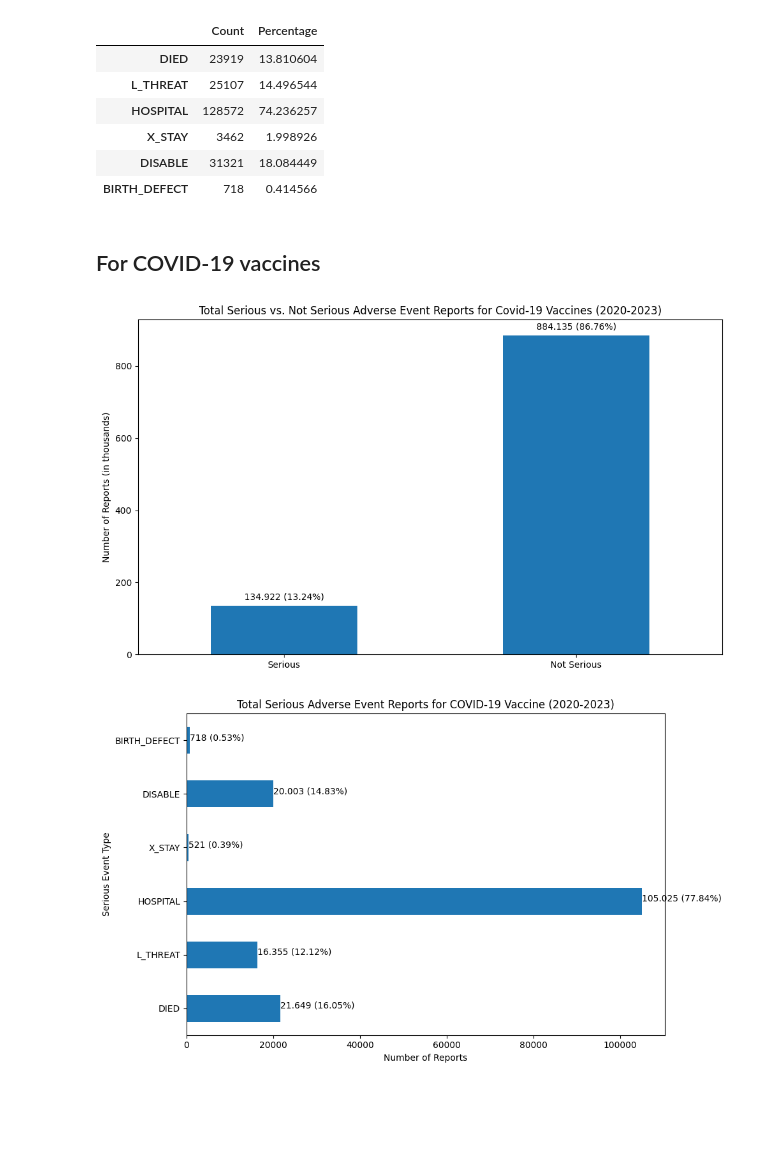
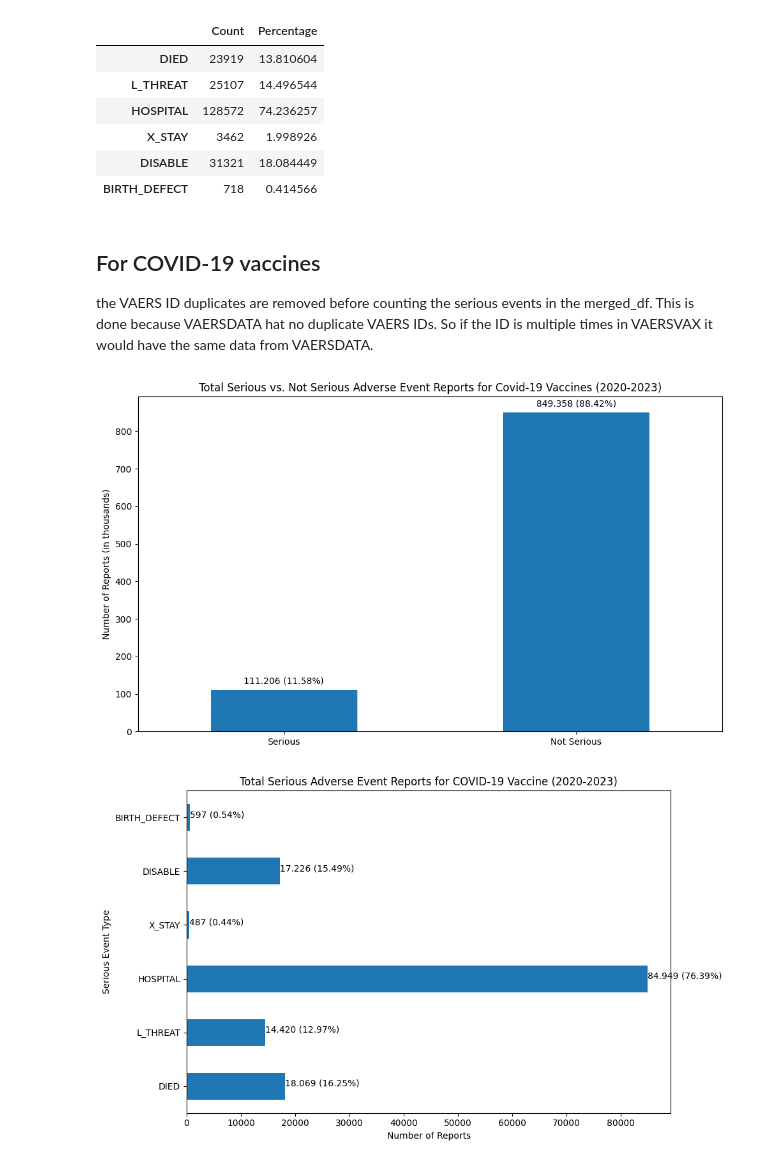
Before and after one commit to ZaNioxX/Masterarbeit, a Jupyter notebook: Data_Exploration/serious_events.ipynb, the cells around one changed output. Cells and saved outputs as stored; diff of their text form; code cells hidden in the pictures; blank space fills up the shorter version.

Commit message:
updated serious events plots

```diff
--- a/Data_Exploration/serious_events.ipynb
+++ b/Data_Exploration/serious_events.ipynb
@@ -324,6 +324,8 @@ serious_df
 | BIRTH_DEFECT | 718 | 0.414566 |
 # %% [markdown]
 ## For COVID-19 vaccines
+
+the VAERS ID duplicates are removed before counting the serious events in the merged_df. This is done because VAERSDATA hat no duplicate VAERS IDs. So if the ID is multiple times in VAERSVAX it would have the same data from VAERSDATA.
 # %%
 import pandas as pd
 import matplotlib.pyplot as plt
@@ -346,6 +348,7 @@ for year in range(2020, 2024):
 
     # Merge datasets on VAERS_ID
     merged_df = pd.merge(data_df, covid_vax_df, on='VAERS_ID')
+    merged_df = merged_df.drop_duplicates(subset=['VAERS_ID'])
 
     # Count serious and not serious entries
     serious_count = (merged_df[serious_columns[1:]] == 'Y').any(axis=1).sum()
@@ -388,7 +391,7 @@ plt.tight_layout()
 plt.savefig('/Users/sep/PycharmProjects/Masterarbeit/Plots/Data_Exploration/Serious_Events/Serious_Events_total_Covid19_Vaccines.png')
 plt.show()
 # %% [output]
-[figure, old version]
+[figure, new version]
 # %%
 import pandas as pd
 import matplotlib.pyplot as plt
@@ -417,6 +420,9 @@ for year in range(2020, 2024):  # COVID-19 vaccines are relevant from 2020 onwar
 
         # Merge datasets on VAERS_ID
         merged_df = pd.merge(data_df, covid_vax_df, on='VAERS_ID')
+
+                # Remove duplicates based on VAERS_ID
+        merged_df = merged_df.drop_duplicates(subset=['VAERS_ID'])
 
         # Count the number of "Y" values in each serious column for COVID19 vaccine
         for column in serious_columns:
@@ -427,34 +433,34 @@ for year in range(2020, 2024):  # COVID-19 vaccines are relevant from 2020 onwar
 
     except Exception as e:
         print(f"An error occurred for year {year}: {e}")
 
 # Create a DataFrame for plotting
 serious_df = pd.DataFrame({'Count': serious_counts.values()}, index=serious_columns)
 
 # Calculate the percentage for each serious event based on the total number of serious entries
 serious_df['Percentage'] = (serious_df['Count'] / total_serious_reports_covid) * 100
 
 # Custom function to format number with period as thousand separator
 def format_with_period(number):
     return format(number, ",d").replace(",", ".")
 
 # Plotting
 plt.figure(figsize=(10, 6))
 ax = serious_df['Count'].plot(kind='barh')
 plt.title('Total Serious Adverse Event Reports for COVID-19 Vaccine (2020-2023)')
 plt.xlabel('Number of Reports')
 plt.ylabel('Serious Event Type')
 # Annotate bars with the count and percentage
 for idx, value in enumerate(serious_df['Count']):
     percentage = serious_df.loc[serious_df.index[idx], 'Percentage']
     formatted_value = format_with_period(value)
     plt.text(value, idx, f'{formatted_value} ({percentage:.2f}%)')
 
 plt.tight_layout()
 plt.savefig('/Users/sep/PycharmProjects/Masterarbeit/Plots/Data_Exploration/Serious_Events/Serious_Events_total_Covid19_Vaccines_Individual.png')
 plt.show()
 # %% [output]
-[figure, old version]
+[figure, new version]
 # %%
 
 import pandas as pd
```
Also changed, not shown: parts of 1 cell of this notebook, 3 other files.
